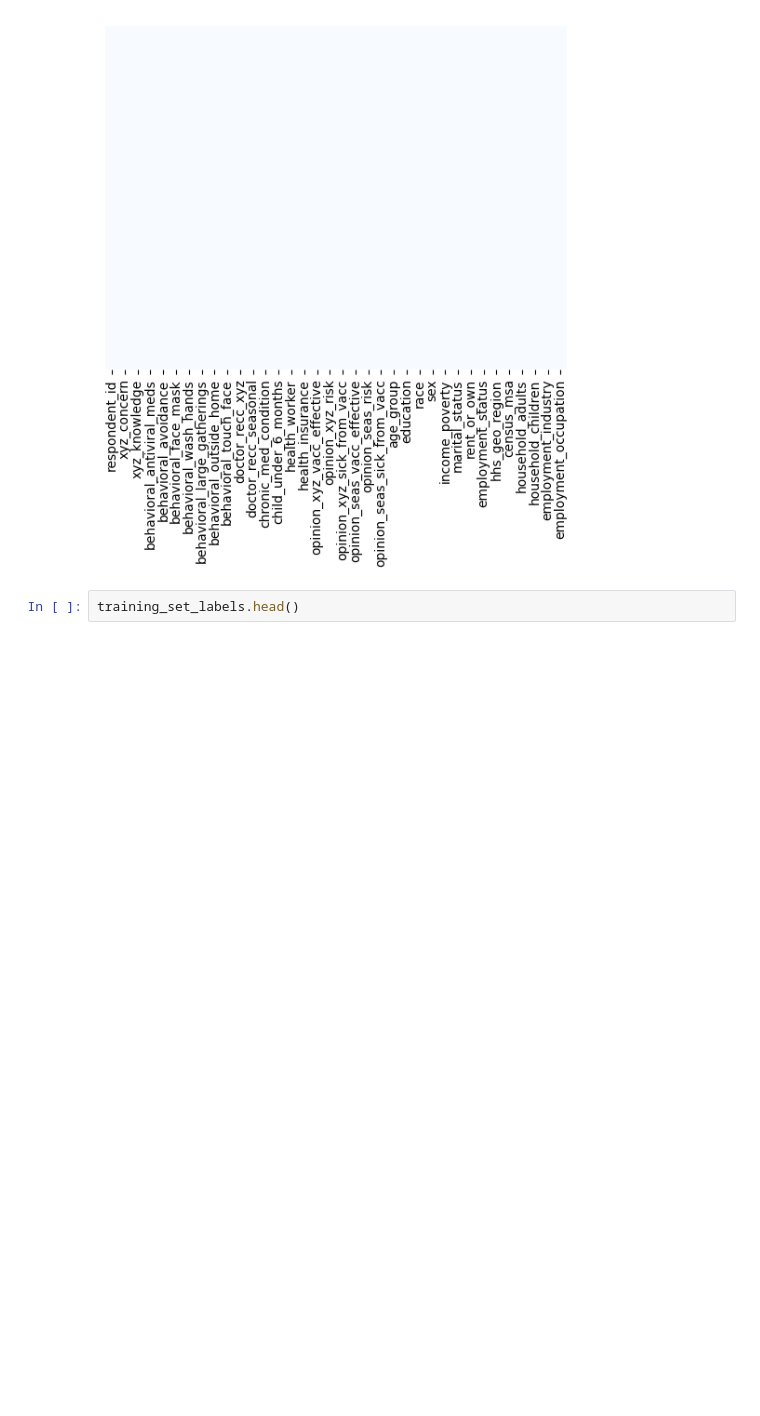
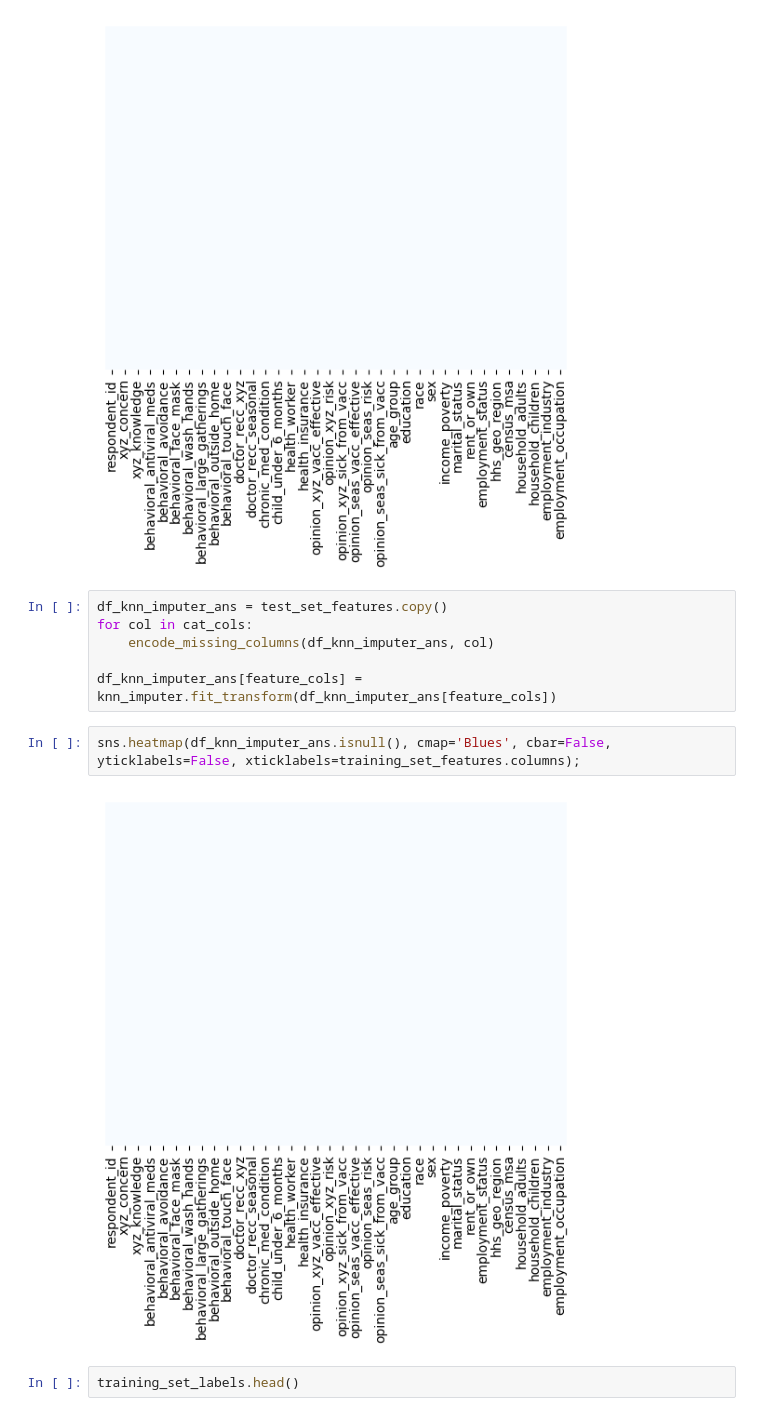
Before and after one commit to ArihantRastogi/hackathon, a Jupyter notebook: hackathon.ipynb, the cells around one changed output. Cells and saved outputs as stored; diff of their text form; blank space fills up the shorter version.

```diff
--- a/hackathon.ipynb
+++ b/hackathon.ipynb
@@ -105,6 +118,16 @@ sns.heatmap(df_knn_imputer.isnull(), cmap='Blues', cbar=False, yticklabels=False
 # the hmap is empty as we have filled the NaN values with predicted data
 # %% [output]
 [figure]
+# %%
+df_knn_imputer_ans = test_set_features.copy()
+for col in cat_cols:
+    encode_missing_columns(df_knn_imputer_ans, col)
+
+df_knn_imputer_ans[feature_cols] = knn_imputer.fit_transform(df_knn_imputer_ans[feature_cols])
+# %%
+sns.heatmap(df_knn_imputer_ans.isnull(), cmap='Blues', cbar=False, yticklabels=False, xticklabels=training_set_features.columns);
+# %% [output]
+[figure, added]
 # %%
 training_set_labels.head()
 # %% [output]
```
Also changed, not shown: parts of 9 cells of this notebook, 2 other files.
